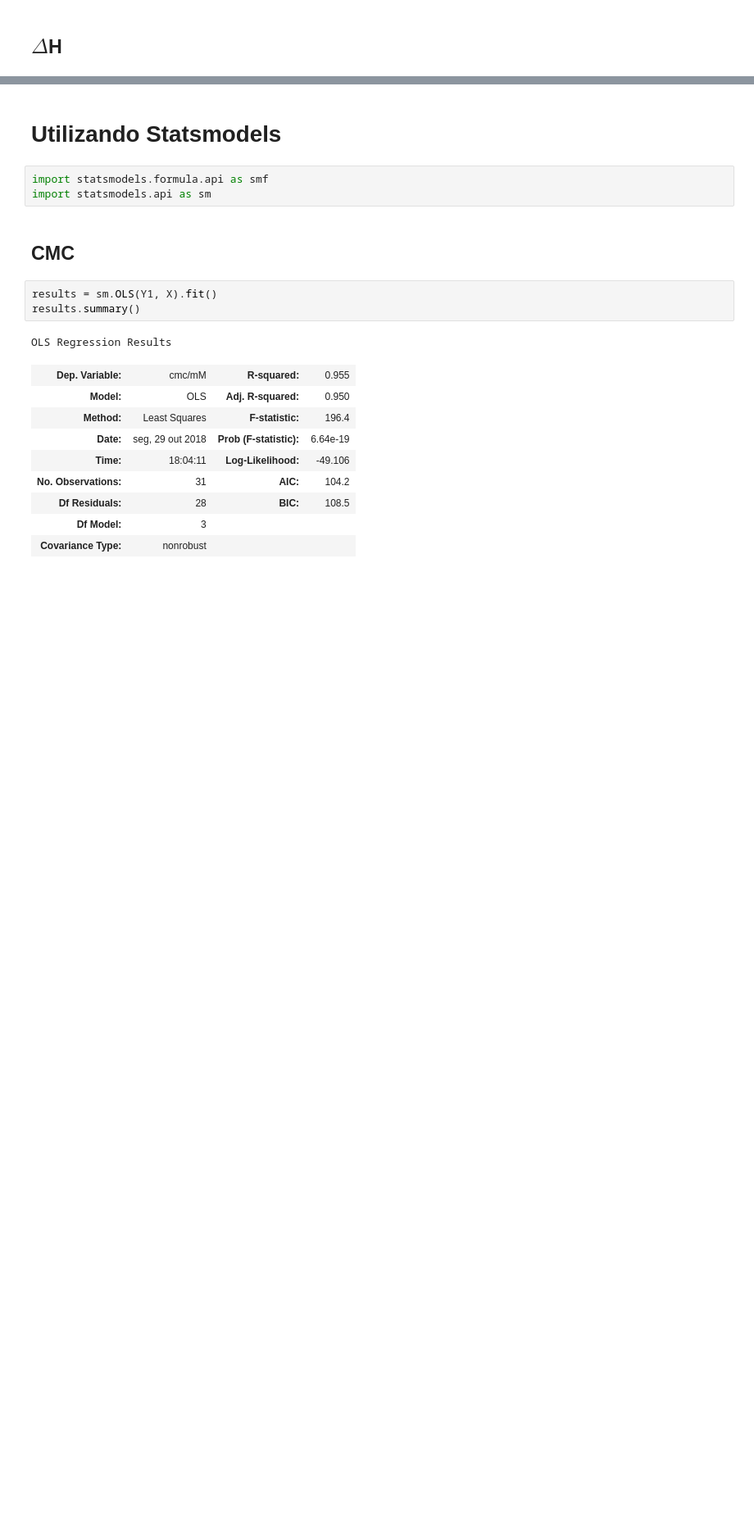
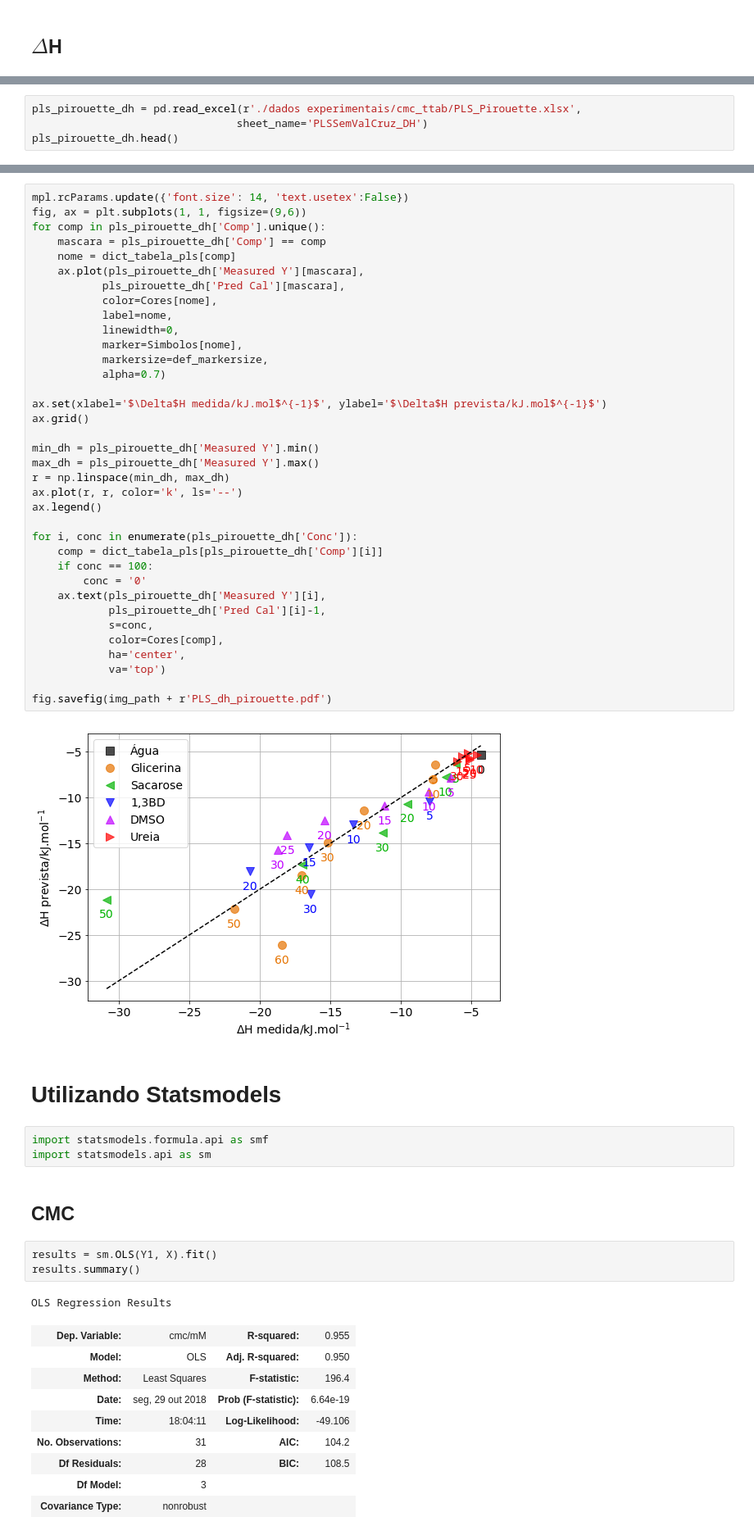
Before and after one commit to KarlClinckspoor/Tese, a Jupyter notebook: imagens/notebooks/Análise multivariada.ipynb, the cells around one changed output, grey strips where cells are left out. Shown at 82% size. Cells and saved outputs as stored; diff of their text form; blank space fills up the shorter version.

```diff
--- a/imagens/notebooks/Análise multivariada.ipynb
+++ b/imagens/notebooks/Análise multivariada.ipynb
@@ -156,0 +179,4 @@ Text(0.5, 1.0, 'R2=0.82, mse=0.18')
+# %%
+pls_pirouette_dh = pd.read_excel(r'./dados experimentais/cmc_ttab/PLS_Pirouette.xlsx',
+                                sheet_name='PLSSemValCruz_DH')
+pls_pirouette_dh.head()
@@ -157,3 +190,41 @@ Text(0.5, 1.0, 'R2=0.82, mse=0.18')
+# %%
+mpl.rcParams.update({'font.size': 14, 'text.usetex':False})
+fig, ax = plt.subplots(1, 1, figsize=(9,6))
+for comp in pls_pirouette_dh['Comp'].unique():
+    mascara = pls_pirouette_dh['Comp'] == comp
+    nome = dict_tabela_pls[comp]
+    ax.plot(pls_pirouette_dh['Measured Y'][mascara],
+           pls_pirouette_dh['Pred Cal'][mascara],
+           color=Cores[nome],
+           label=nome,
+           linewidth=0,
+           marker=Simbolos[nome],
+           markersize=def_markersize,
+           alpha=0.7)
+
+ax.set(xlabel='$\Delta$H medida/kJ.mol$^{-1}$', ylabel='$\Delta$H prevista/kJ.mol$^{-1}$')
+ax.grid()
+
+min_dh = pls_pirouette_dh['Measured Y'].min()
+max_dh = pls_pirouette_dh['Measured Y'].max()
+r = np.linspace(min_dh, max_dh)
+ax.plot(r, r, color='k', ls='--')
+ax.legend()
+
+for i, conc in enumerate(pls_pirouette_dh['Conc']):
+    comp = dict_tabela_pls[pls_pirouette_dh['Comp'][i]]
+    if conc == 100:
+        conc = '0'
+    ax.text(pls_pirouette_dh['Measured Y'][i],
+            pls_pirouette_dh['Pred Cal'][i]-1,
+            s=conc,
+            color=Cores[comp],
+            ha='center',
+            va='top')
+
+fig.savefig(img_path + r'PLS_dh_pirouette.pdf')
+# %% [output]
+[figure, added]
 # %% [markdown]
 # Utilizando Statsmodels
 # %%
```
Also changed, not shown: parts of 13 cells of this notebook, 11 other files.
